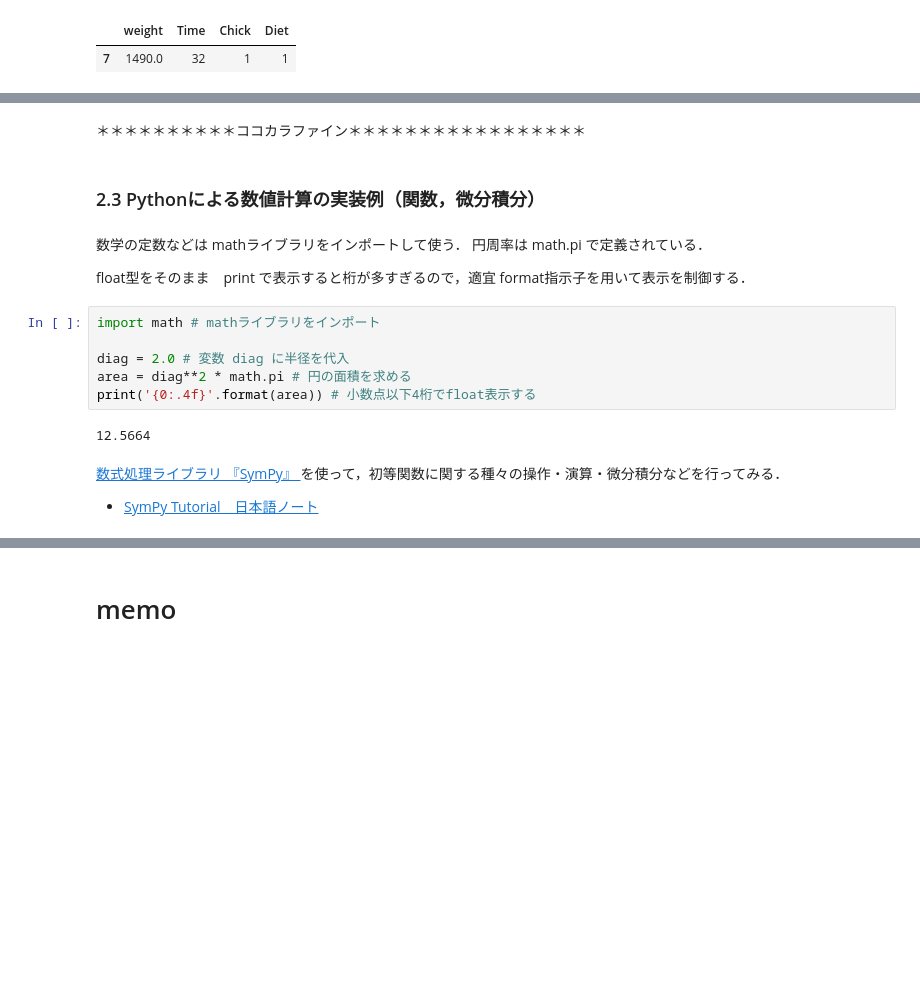
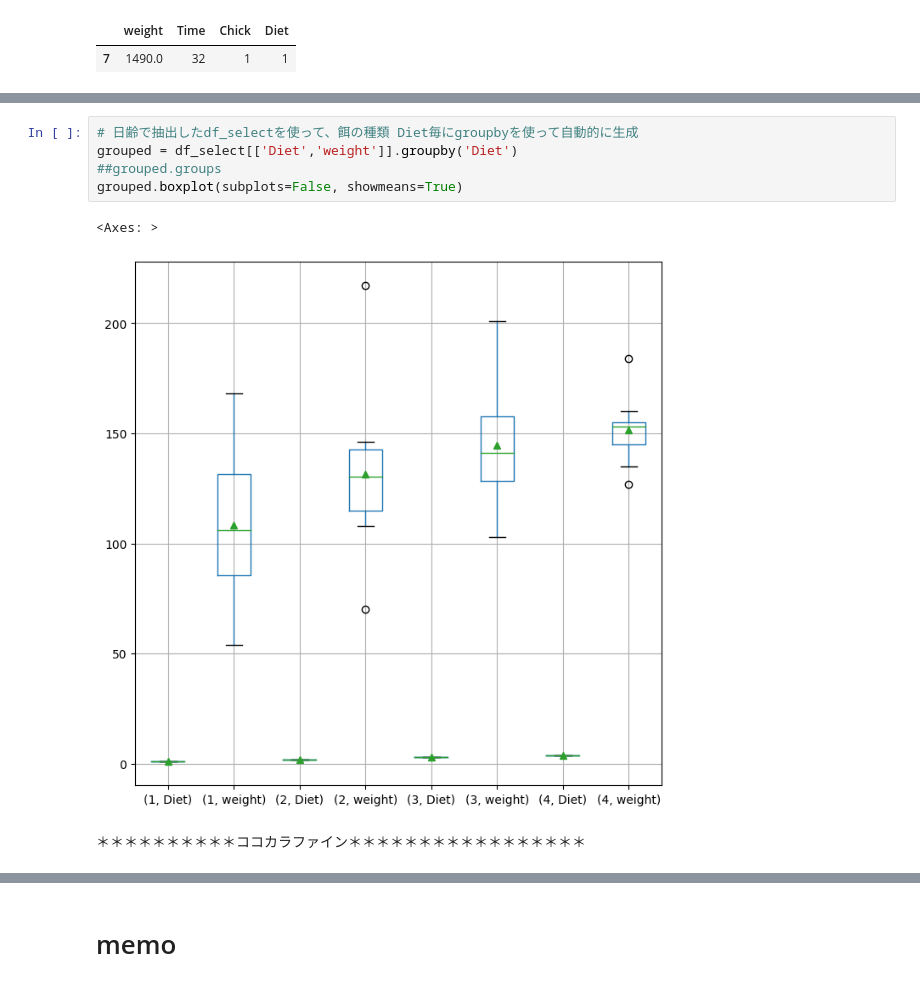
Before and after one commit to MDASH-shinshu/MDASH-T-DS, a Jupyter notebook: 2/2_analysis_design_colab.ipynb, the cells around one changed output, grey strips where cells are left out. Drawn from its saved outputs; the diff is of its cells as text; blank space fills up the shorter version.

```diff
--- a/2/2_analysis_design_colab.ipynb
+++ b/2/2_analysis_design_colab.ipynb
@@ -251,21 +342,10 @@ df_quan
+# %%
+# 日齢で抽出したdf_selectを使って、餌の種類 Diet毎にgroupbyを使って自動的に生成
+grouped = df_select[['Diet','weight']].groupby('Diet')
+##grouped.groups
+grouped.boxplot(subplots=False, showmeans=True)
+# %% [output]
+<Axes: >
+[figure, added]
 # %% [markdown]
 ＊＊＊＊＊＊＊＊＊＊ココカラファイン＊＊＊＊＊＊＊＊＊＊＊＊＊＊＊＊＊
-# %% [markdown]
-### 2.3 Pythonによる数値計算の実装例（関数，微分積分）
-# %% [markdown]
-数学の定数などは mathライブラリをインポートして使う．
-円周率は math.pi で定義されている．
-
-float型をそのまま　print で表示すると桁が多すぎるので，適宜 format指示子を用いて表示を制御する．
-# %%
-import math # mathライブラリをインポート
-
-diag = 2.0 # 変数 diag に半径を代入
-area = diag**2 * math.pi # 円の面積を求める
-print('{0:.4f}'.format(area)) # 小数点以下4桁でfloat表示する
-# %% [output]
-12.5664
-# %% [markdown]
-[数式処理ライブラリ 『SymPy』 ](https://github.com/hiroyuki827/SymPy_tutorial)を使って，初等関数に関する種々の操作・演算・微分積分などを行ってみる．
-
-* [SymPy Tutorial　日本語ノート](https://github.com/hiroyuki827/SymPy_tutorial)
```
Also changed, not shown: parts of 25 cells of this notebook.
